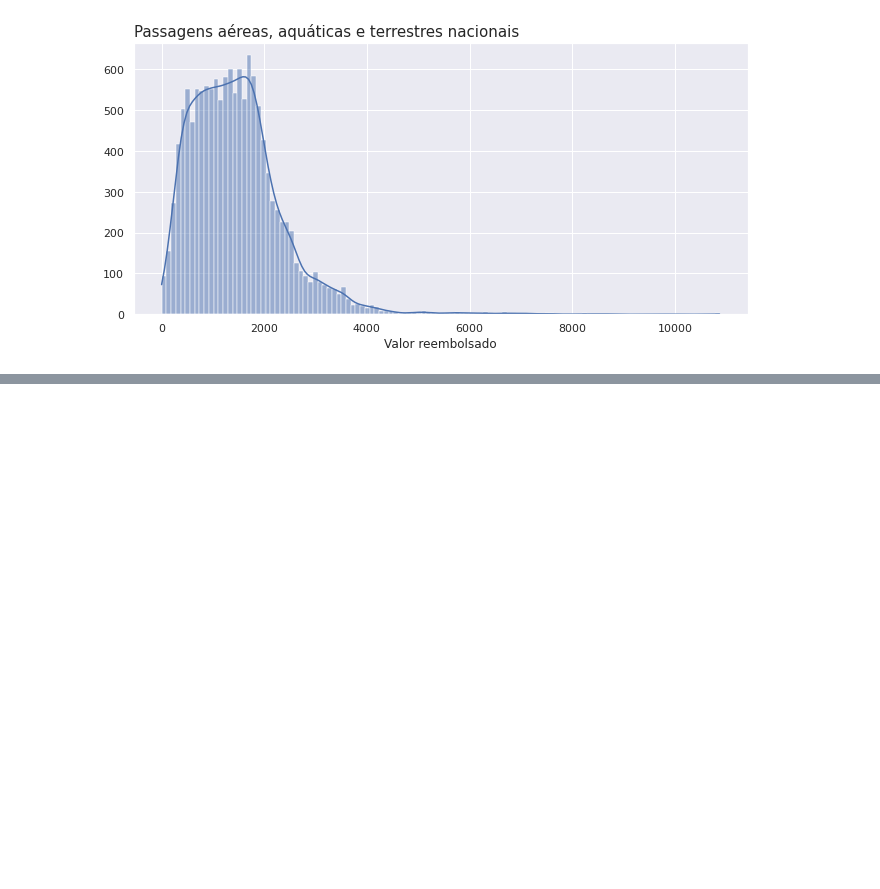
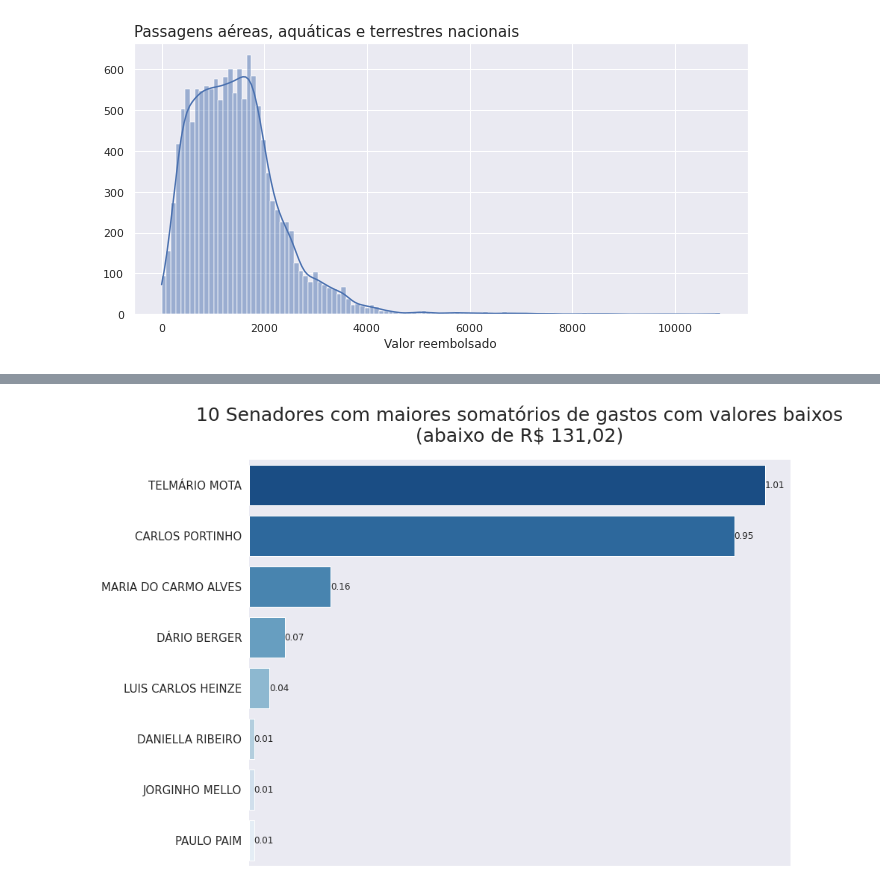
Before and after one commit to Tathy/Pesquisa-reembolsos-CEAPS, a Jupyter notebook: Pesquisa_sobre_dados_do_CEAPS.ipynb, the cells around one changed output, grey strips where cells are left out. Cells and saved outputs as stored; diff of their text form; code cells hidden in the pictures; blank space fills up the shorter version.

```diff
--- a/Pesquisa_sobre_dados_do_CEAPS.ipynb
+++ b/Pesquisa_sobre_dados_do_CEAPS.ipynb
@@ -902,0 +956,5 @@ plt.show()
+# %%
+dados = dados_ceaps.query('ANO >= 2019 and TIPO_DESPESA == @tipo_despesa and VALOR_REEMBOLSADO <= 1').groupby('SENADOR').sum().sort_values('VALOR_REEMBOLSADO', ascending = False).reset_index()[['SENADOR', 'VALOR_REEMBOLSADO']].head(10)
+plota_barras_horizontais(dados, x = 'VALOR_REEMBOLSADO', y = 'SENADOR', titulo = "10 Senadores com maiores somatórios de gastos com valores baixos\n(abaixo de R$ 131,02)")
+# %% [output]
+[figure, added]
```
Also changed, not shown: parts of 40 cells of this notebook.
